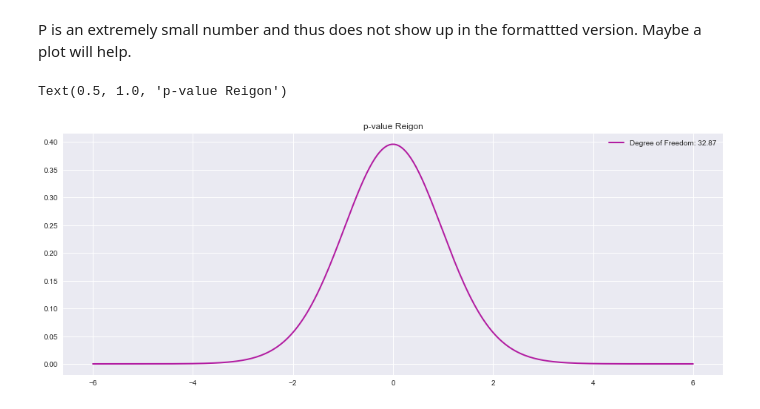
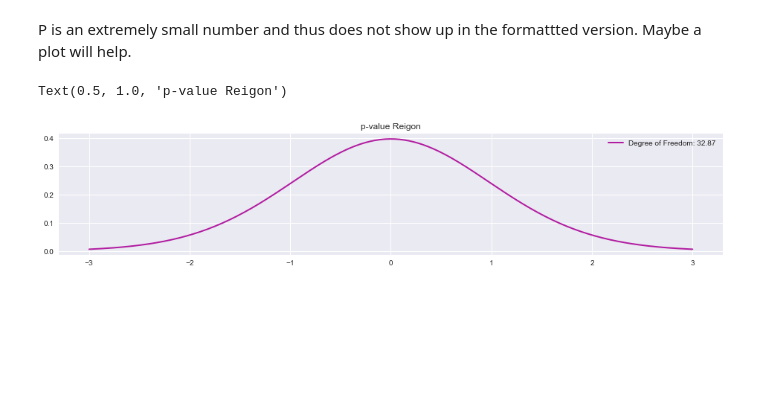
Before and after one commit to Rokushou/Splatoon2_Meta_EDA, a Jupyter notebook: EDA.ipynb, the cells around one changed output. Drawn from its saved outputs; the diff is of its cells as text; code cells hidden in the pictures; blank space fills up the shorter version.

Commit message:
hyp test

```diff
--- a/EDA.ipynb
+++ b/EDA.ipynb
@@ -364,0 +395,4 @@ It looks like the usage of the N-ZAP is well above the mean, so I will compare i
+# %%
+# convert rows to list
+a = shooter.loc["N-ZAP '85"].tolist()
+b = shooter.loc['Splattershot'].tolist()
@@ -364,0 +428,27 @@ It looks like the usage of the N-ZAP is well above the mean, so I will compare i
+# %%
+# pull names of erapons from index
+names = shooter.index
+
+# print header
+print("P values for:")
+
+# iterate through list of names
+for i in range(len(names)):
+    for j in range(len(names)):
+
+        # pass if trying to compare to self
+        if i == j:
+            pass
+
+        # run mann whitney test on values
+        else:
+            a = shooter.loc[names[i]].tolist()
+            b = shooter.loc[names[j]].tolist()
+            res = stats.mannwhitneyu(a, b, alternative="greater")
+
+            # I am comparing everything twice, once in both directions, so I only want the relavant p-values
+            if res.pvalue > .5:
+                pass
+            else:
+                # print result
+                print("{} > {}: {:2.3f}".format(names[i], names[j], res.pvalue))
@@ -511,16 +618,17 @@ p
 # %% [markdown]
 P is an extremely small number and thus does not show up in the formattted version. Maybe a plot will help.
 # %%
-# plot my df curve and try to shade
-x = np.linspace(-6, 6, num=250)
+# generate the distribution
+x = np.linspace(-3, 3, num=250)
+students = stats.t(df)
 
-fig, ax = plt.subplots(1, figsize=(16, 6))
-students = stats.t(df)
+# plot my df curve and shade p regions
+fig, ax = plt.subplots(1, figsize=(16, 3))
 ax.plot(x, students.pdf(x), linewidth=2, label="Degree of Freedom: {:2.2f}".format(df), color=fuchsia_d)
 _ = ax.fill_between(x, students.pdf(x), where=(x >= abs(t)), color=fuchsia, alpha=0.25)
 _ = ax.fill_between(x, students.pdf(x), where=(x <= - abs(t)), color=fuchsia, alpha=0.25)
 ax.legend()
 ax.set_title("p-value Reigon")
 # %% [output]
 Text(0.5, 1.0, 'p-value Reigon')
-[figure, old version]
+[figure, new version]
```
Also changed, not shown: parts of 18 cells of this notebook.
